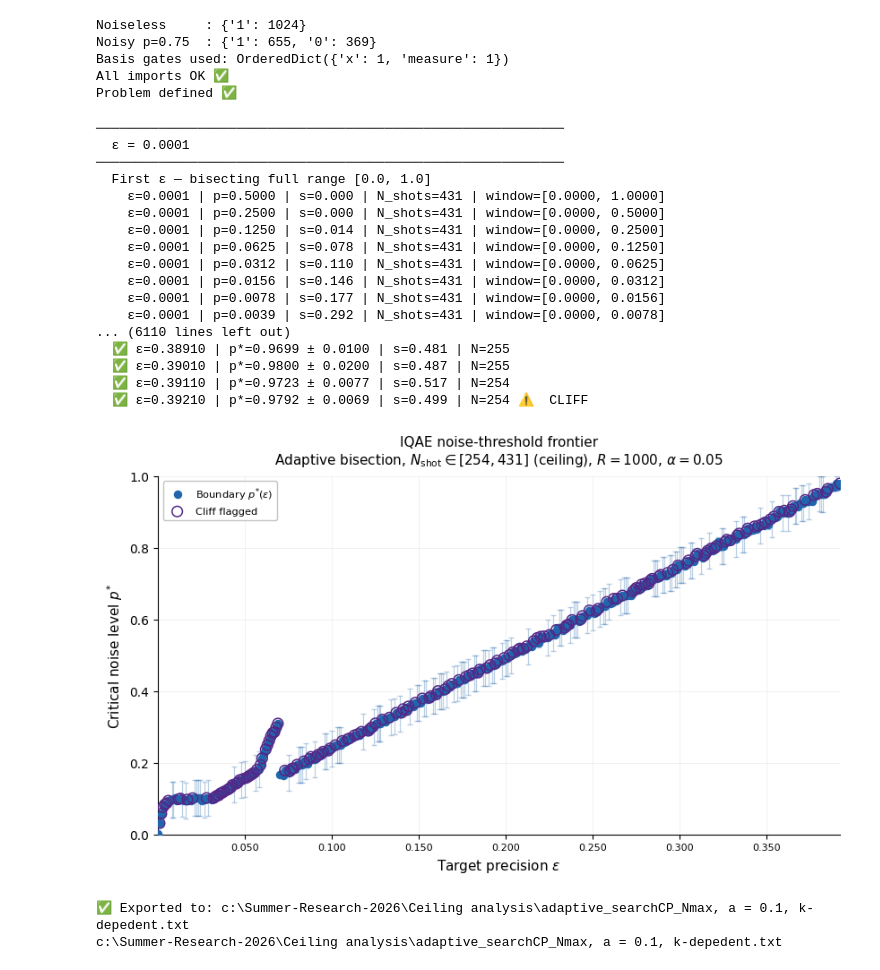
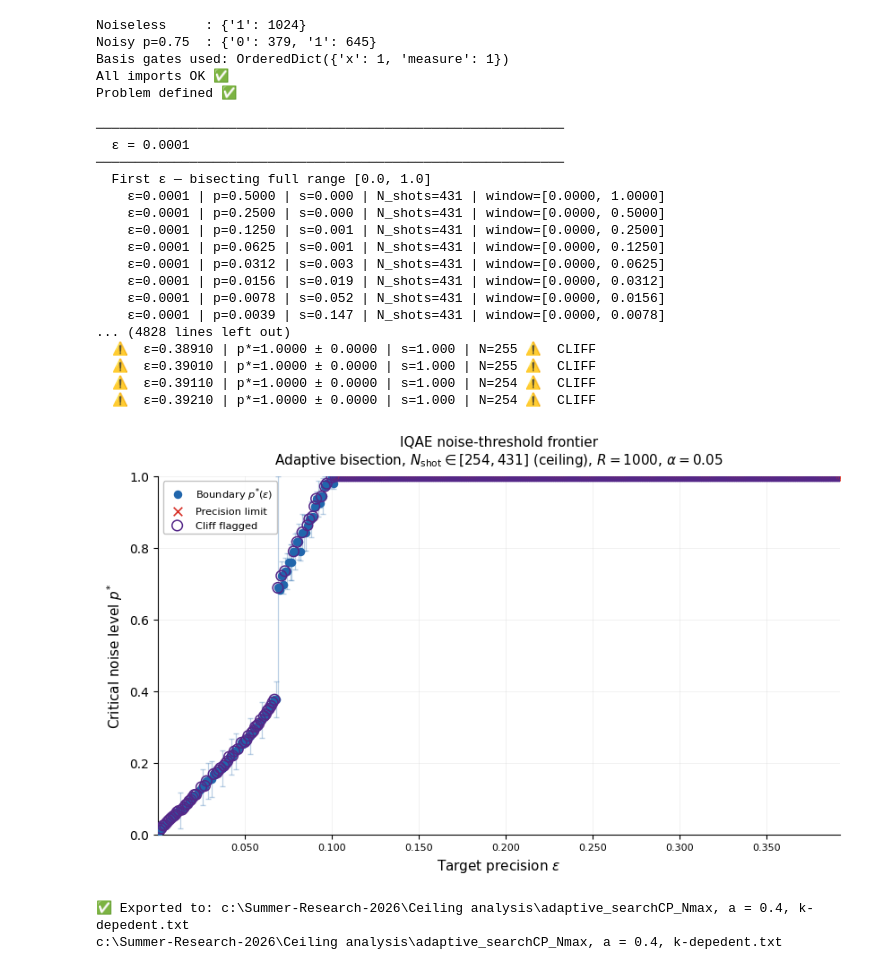
Before and after one commit to percy-cheng-git/Summer-Research-2026, a Jupyter notebook: Ceiling analysis/IQAE + k dependent noise model.ipynb, the cells around one changed output. Cells and saved outputs as stored; diff of their text form; code cells hidden in the pictures.

```diff
--- a/Ceiling analysis/IQAE + k dependent noise model.ipynb
+++ b/Ceiling analysis/IQAE + k dependent noise model.ipynb
@@ -43,7 +43,7 @@ from qiskit_algorithms import IterativeAmplitudeEstimation, EstimationProblem
 
 print("All imports OK ✅")
 
-p_true = 0.1  ########################################################################################################
+p_true = 0.4  ########################################################################################################
 
 class BernoulliA(QuantumCircuit):
     def __init__(self, probability):
@@ -112,7 +112,7 @@ def build_noisy_sampler(lambda_depol, n_shots):
     return sampler
 # %% [output]
 Noiseless     : {'1': 1024}
-Noisy p=0.75  : {'1': 655, '0': 369}
+Noisy p=0.75  : {'0': 379, '1': 645}
 Basis gates used: OrderedDict({'x': 1, 'measure': 1})
 All imports OK ✅
 Problem defined ✅
@@ -355,17 +355,17 @@ for r in frontier_results:
   First ε — bisecting full range [0.0, 1.0]
     ε=0.0001 | p=0.5000 | s=0.000 | N_shots=431 | window=[0.0000, 1.0000]
     ε=0.0001 | p=0.2500 | s=0.000 | N_shots=431 | window=[0.0000, 0.5000]
-    ε=0.0001 | p=0.1250 | s=0.014 | N_shots=431 | window=[0.0000, 0.2500]
-    ε=0.0001 | p=0.0625 | s=0.078 | N_shots=431 | window=[0.0000, 0.1250]
-    ε=0.0001 | p=0.0312 | s=0.110 | N_shots=431 | window=[0.0000, 0.0625]
-    ε=0.0001 | p=0.0156 | s=0.146 | N_shots=431 | window=[0.0000, 0.0312]
-    ε=0.0001 | p=0.0078 | s=0.177 | N_shots=431 | window=[0.0000, 0.0156]
-    ε=0.0001 | p=0.0039 | s=0.292 | N_shots=431 | window=[0.0000, 0.0078]
-... (6110 lines left out)
-  ✅ ε=0.38910 | p*=0.9699 ± 0.0100 | s=0.481 | N=255
-  ✅ ε=0.39010 | p*=0.9800 ± 0.0200 | s=0.487 | N=255
-  ✅ ε=0.39110 | p*=0.9723 ± 0.0077 | s=0.517 | N=254
-  ✅ ε=0.39210 | p*=0.9792 ± 0.0069 | s=0.499 | N=254 ⚠️  CLIFF
+    ε=0.0001 | p=0.1250 | s=0.001 | N_shots=431 | window=[0.0000, 0.2500]
+    ε=0.0001 | p=0.0625 | s=0.001 | N_shots=431 | window=[0.0000, 0.1250]
+    ε=0.0001 | p=0.0312 | s=0.003 | N_shots=431 | window=[0.0000, 0.0625]
+    ε=0.0001 | p=0.0156 | s=0.019 | N_shots=431 | window=[0.0000, 0.0312]
+    ε=0.0001 | p=0.0078 | s=0.052 | N_shots=431 | window=[0.0000, 0.0156]
+    ε=0.0001 | p=0.0039 | s=0.147 | N_shots=431 | window=[0.0000, 0.0078]
+... (4828 lines left out)
+  ⚠️  ε=0.38910 | p*=1.0000 ± 0.0000 | s=1.000 | N=255 ⚠️  CLIFF
+  ⚠️  ε=0.39010 | p*=1.0000 ± 0.0000 | s=1.000 | N=255 ⚠️  CLIFF
+  ⚠️  ε=0.39110 | p*=1.0000 ± 0.0000 | s=1.000 | N=254 ⚠️  CLIFF
+  ⚠️  ε=0.39210 | p*=1.0000 ± 0.0000 | s=1.000 | N=254 ⚠️  CLIFF
 # %%
 # ══════════════════════════════════════════════════════════════════════════════
 # CELL 6+7 — Plot + Export (uncertainty taken directly from result dict)
@@ -553,34 +553,34 @@ def export_frontier_points_txt(
     for r in frontier_results:
         eps         = float(r.get("epsilon",     float("nan")))
         p_star      = float(r.get("p_star",      float("nan")))
         uncertainty = float(r.get("uncertainty", float("nan")))
         s_hat       = float(r.get("s_hat",       float("nan")))
         n_shots     = r.get("n_shots",    "<UNSET>")
         converged   = r.get("converged",  False)
         cliff       = r.get("cliff",      False)
 
         lines.append(
             f"{eps:.6f} | {p_star:.6f} | {uncertainty:.6f} | "
             f"{s_hat:.6f} | {n_shots} | {converged} | {cliff}"
         )
 
     lines.append("")
 
     with open(filename, "w", encoding="utf-8") as f:
         f.write("\n".join(lines))
 
     print(f"✅ Exported to: {os.path.abspath(filename)}")
     return os.path.abspath(filename)
 
 
 # ── Run export ────────────────────────────────────────────────────────────────
 export_path = export_frontier_points_txt(
     frontier_results,
-    filename="adaptive_searchCP_Nmax, a = 0.1, k-depedent.txt",
+    filename="adaptive_searchCP_Nmax, a = 0.4, k-depedent.txt",
     extra_notes="Compact export: parameters at top, frontier data points only."
 )
 print(export_path)
 # %% [output]
-[figure, old version]
+[figure, new version]
-✅ Exported to: c:\Summer-Research-2026\Ceiling analysis\adaptive_searchCP_Nmax, a = 0.1, k-depedent.txt
-c:\Summer-Research-2026\Ceiling analysis\adaptive_searchCP_Nmax, a = 0.1, k-depedent.txt
+✅ Exported to: c:\Summer-Research-2026\Ceiling analysis\adaptive_searchCP_Nmax, a = 0.4, k-depedent.txt
+c:\Summer-Research-2026\Ceiling analysis\adaptive_searchCP_Nmax, a = 0.4, k-depedent.txt
```
Also changed, not shown: parts of 1 cell of this notebook, 1 other file.
